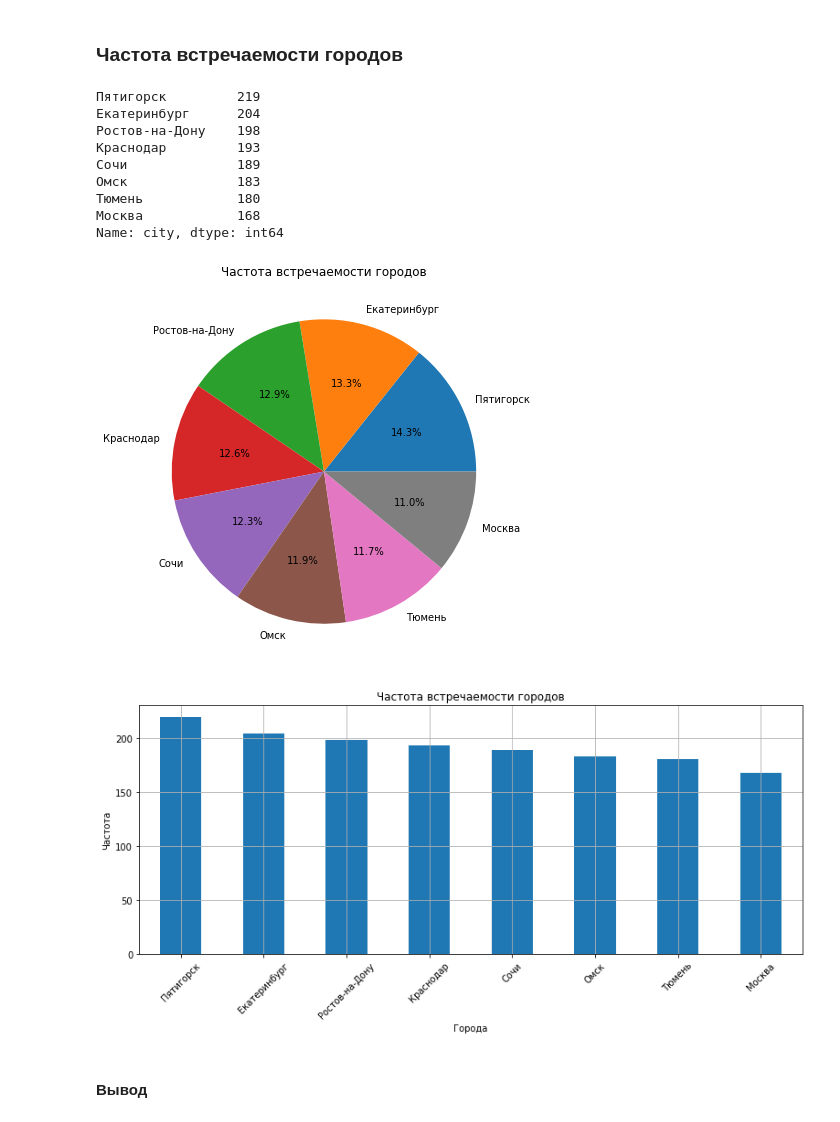
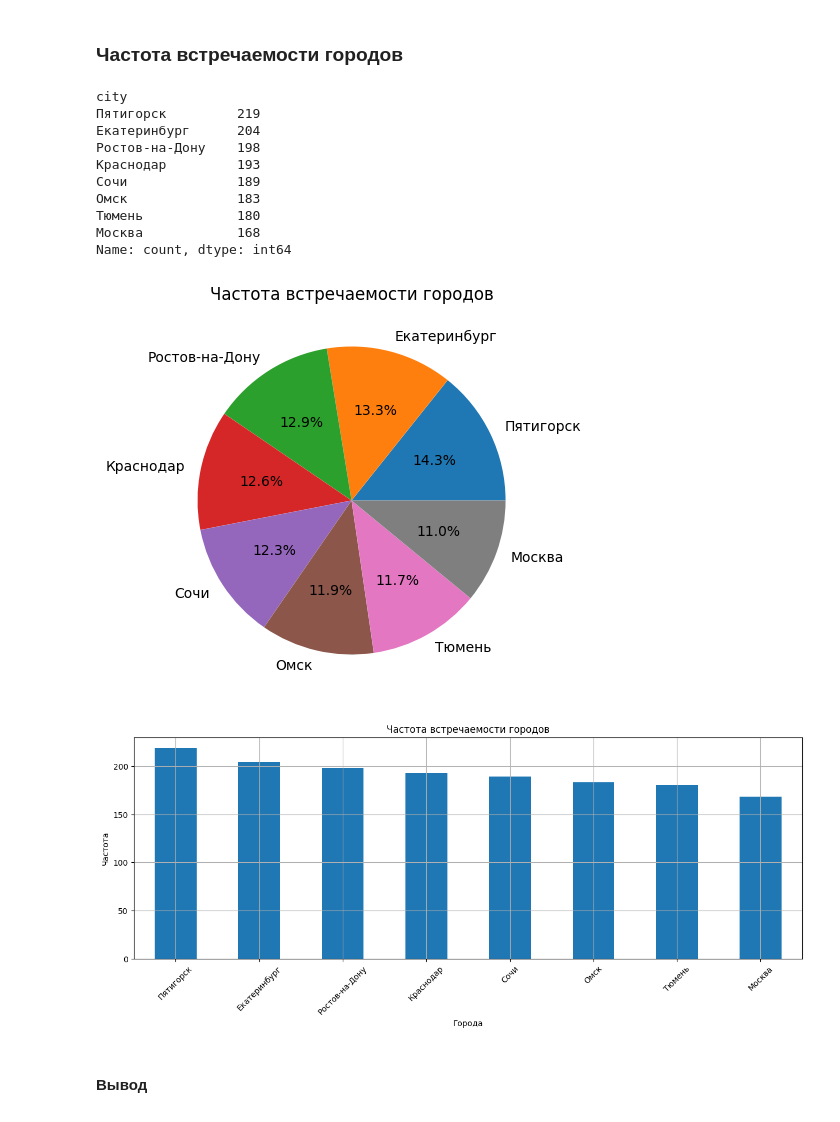
Before and after one commit to ElmiraG/practicum_projects, a Jupyter notebook: 4. scooter_rental_service/Анализ сервиса аренды самокатов GoFast.ipynb, the cells around one changed output. Drawn from its saved outputs; the diff is of its cells as text; code cells hidden in the pictures.

```diff
--- a/4. scooter_rental_service/Анализ сервиса аренды самокатов GoFast.ipynb
+++ b/4. scooter_rental_service/Анализ сервиса аренды самокатов GoFast.ipynb
@@ -84,5 +66,5 @@ import scipy.stats as st
 # %%
-users = pd.read_csv('/datasets/users_go.csv')
+users = pd.read_csv('https://code.s3.yandex.net/datasets/users_go.csv')
 users.head()
 # %% [output]
 |  | user_id | name | age | city | subscription_type |
@@ -275,9 +273,11 @@ users.duplicated().sum()
 # %% [markdown]
 ### Частота встречаемости городов
 # %%
+# Подсчитываем количество вхождений каждого уникального значения
 city = users['city'].value_counts()
 city
 # %% [output]
+city
 Пятигорск         219
 Екатеринбург      204
 Ростов-на-Дону    198
@@ -286,23 +286,25 @@ city
 Омск              183
 Тюмень            180
 Москва            168
-Name: city, dtype: int64
+Name: count, dtype: int64
 # %%
-fig, ax = plt.subplots(figsize =(10, 7))
+# Строим круговую диаграмму с данными о частоте городов
+fig, ax = plt.subplots(figsize =(10, 5))
 
 plt.pie(city, labels=city.index, autopct='%.1f%%');
 ax.set(title ="Частота встречаемости городов");
 # %% [output]
-[figure, old version]
+[figure, new version]
 # %%
-users['city'].value_counts() .plot(title='Частота встречаемости городов', kind='bar',figsize=(13,5))
+# Строим столбчатую диаграмму для частоты встречаемости городов
+users['city'].value_counts() .plot(title='Частота встречаемости городов', kind='bar',figsize=(15, 5))
 plt.xlabel('Города')
 plt.ylabel('Частота')
 plt.grid()
 plt.xticks(rotation=45)
 plt.show()
 # %% [output]
-[figure, old version]
+[figure, new version]
 # %% [markdown]
 #### Вывод
 # %% [markdown]
```
Also changed, not shown: parts of 92 cells of this notebook, 1 other file.
